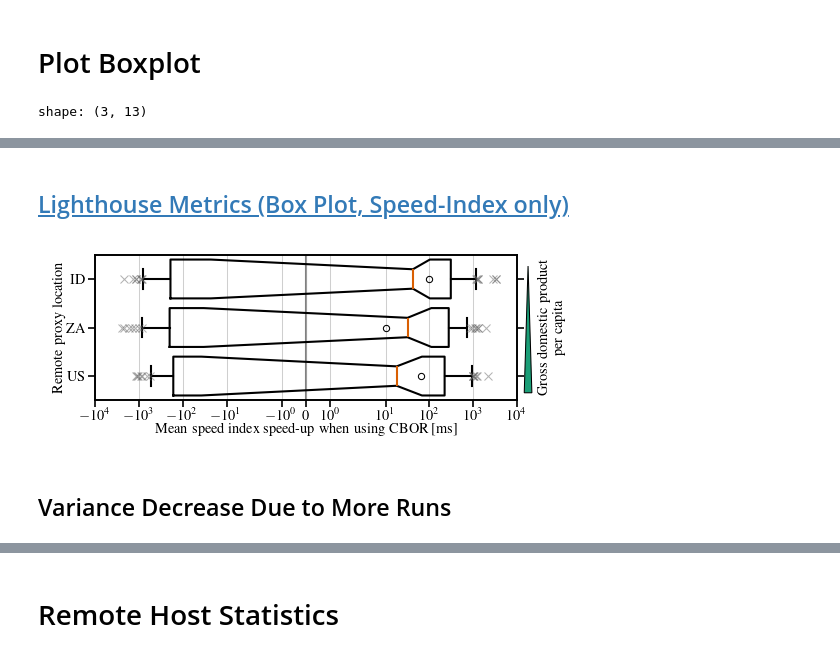
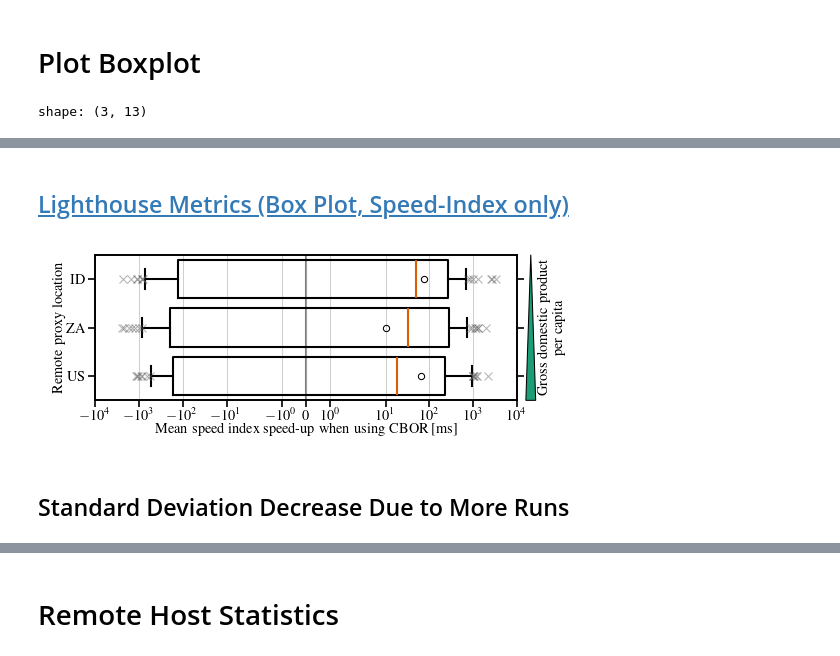
Before and after one commit to miri64/artifacts-tnsm26-cbor-dns-eval, a Jupyter notebook: 06_1evaluation.ipynb, the cells around one changed output, grey strips where cells are left out. Cells and saved outputs as stored; diff of their text form; code cells hidden in the pictures.

```diff
--- a/06_1evaluation.ipynb
+++ b/06_1evaluation.ipynb
@@ -380,7 +384,6 @@ ax.boxplot(
         for l in LOCATIONS_SORTED
     ],
     positions=range(len(LOCATIONS_SORTED)),
-    notch=True,
     widths=0.8,
     whis=(5, 95),
     showfliers=True,
@@ -395,7 +398,6 @@ ax.boxplot(
         "alpha": 0.5,
     },
     medianprops={"c": matplotlib.colormaps["Dark2"].colors[1]},
-    bootstrap=10000,
     vert=False,
 )
 ax.set_axisbelow(True)
@@ -415,9 +417,9 @@ ax2.set_yticks(range(len(LOCATIONS_SORTED)), [])
 
 line = matplotlib.patches.Polygon(
     [
-        (0.913, 0.15),
-        (0.92, 0.82),
-        (0.927, 0.15),
+        (0.916, 0.11),
+        (0.925, 0.88),
+        (0.934, 0.11),
     ],
     transform=fig.transFigure,
     edgecolor="black",
@@ -444,7 +446,7 @@ shape: (3, 13)
 ## [Lighthouse Metrics (Box Plot, Speed-Index only)](06_1evaluation/plots/lighthouse-box-speed-index.pdf)
-[figure, old version]
+[figure, new version]
 # %% [markdown]
-## Variance Decrease Due to More Runs
+## Standard Deviation Decrease Due to More Runs
 # %%
 matplotlib.style.use(pathlib.Path.cwd() / "mlenders_column_ieeetran.mplstyle")
 matplotlib.rcParams["figure.figsize"] = (
```
Also changed, not shown: parts of 11 cells of this notebook, 4 other files.
